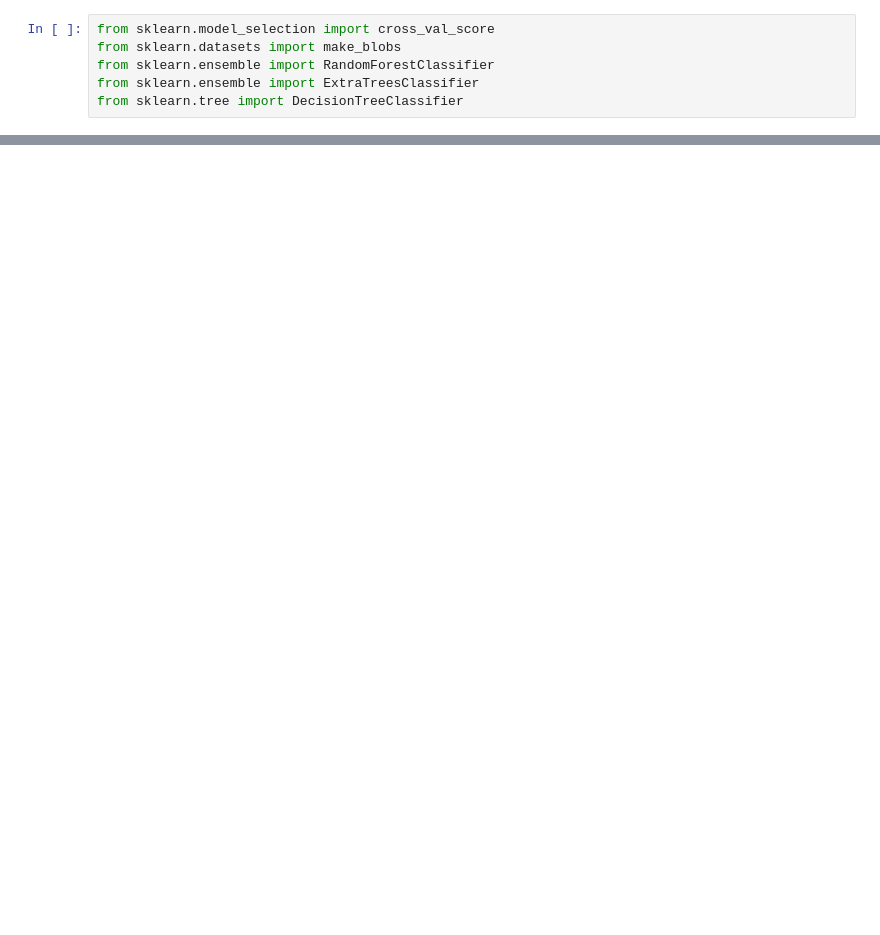
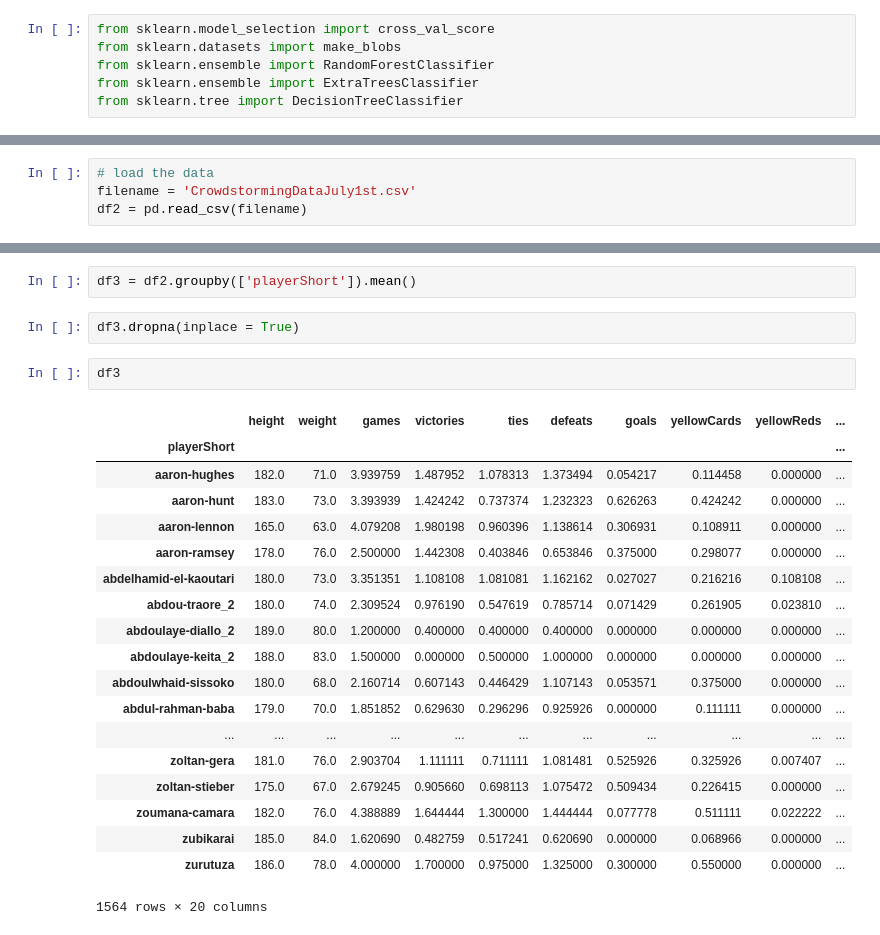
Before and after one commit to fanzhangsuper/fancy_group, a Jupyter notebook: 04 - Applied ML/Homework 4.ipynb, the cells around one changed output, grey strips where cells are left out. Cells and saved outputs as stored; diff of their text form; blank space fills up the shorter version.

```diff
--- a/04 - Applied ML/Homework 4.ipynb
+++ b/04 - Applied ML/Homework 4.ipynb
@@ -132,0 +207,4 @@ plt.show()
+# %%
+# load the data
+filename = 'CrowdstormingDataJuly1st.csv'
+df2 = pd.read_csv(filename)
@@ -132,0 +229,26 @@ plt.show()
+# %%
+df3 = df2.groupby(['playerShort']).mean()
+# %%
+df3.dropna(inplace = True)
+# %%
+df3
+# %% [output]
+|  | height | weight | games | victories | ties | defeats | goals | yellowCards | yellowReds | ... |
+| playerShort |  |  |  |  |  |  |  |  |  | ... |
+| aaron-hughes | 182.0 | 71.0 | 3.939759 | 1.487952 | 1.078313 | 1.373494 | 0.054217 | 0.114458 | 0.000000 | ... |
+| aaron-hunt | 183.0 | 73.0 | 3.393939 | 1.424242 | 0.737374 | 1.232323 | 0.626263 | 0.424242 | 0.000000 | ... |
+| aaron-lennon | 165.0 | 63.0 | 4.079208 | 1.980198 | 0.960396 | 1.138614 | 0.306931 | 0.108911 | 0.000000 | ... |
+| aaron-ramsey | 178.0 | 76.0 | 2.500000 | 1.442308 | 0.403846 | 0.653846 | 0.375000 | 0.298077 | 0.000000 | ... |
+| abdelhamid-el-kaoutari | 180.0 | 73.0 | 3.351351 | 1.108108 | 1.081081 | 1.162162 | 0.027027 | 0.216216 | 0.108108 | ... |
+| abdou-traore_2 | 180.0 | 74.0 | 2.309524 | 0.976190 | 0.547619 | 0.785714 | 0.071429 | 0.261905 | 0.023810 | ... |
+| abdoulaye-diallo_2 | 189.0 | 80.0 | 1.200000 | 0.400000 | 0.400000 | 0.400000 | 0.000000 | 0.000000 | 0.000000 | ... |
+| abdoulaye-keita_2 | 188.0 | 83.0 | 1.500000 | 0.000000 | 0.500000 | 1.000000 | 0.000000 | 0.000000 | 0.000000 | ... |
+| abdoulwhaid-sissoko | 180.0 | 68.0 | 2.160714 | 0.607143 | 0.446429 | 1.107143 | 0.053571 | 0.375000 | 0.000000 | ... |
+| abdul-rahman-baba | 179.0 | 70.0 | 1.851852 | 0.629630 | 0.296296 | 0.925926 | 0.000000 | 0.111111 | 0.000000 | ... |
+| ... | ... | ... | ... | ... | ... | ... | ... | ... | ... | ... |
+| zoltan-gera | 181.0 | 76.0 | 2.903704 | 1.111111 | 0.711111 | 1.081481 | 0.525926 | 0.325926 | 0.007407 | ... |
+| zoltan-stieber | 175.0 | 67.0 | 2.679245 | 0.905660 | 0.698113 | 1.075472 | 0.509434 | 0.226415 | 0.000000 | ... |
+| zoumana-camara | 182.0 | 76.0 | 4.388889 | 1.644444 | 1.300000 | 1.444444 | 0.077778 | 0.511111 | 0.022222 | ... |
+| zubikarai | 185.0 | 84.0 | 1.620690 | 0.482759 | 0.517241 | 0.620690 | 0.000000 | 0.068966 | 0.000000 | ... |
+| zurutuza | 186.0 | 78.0 | 4.000000 | 1.700000 | 0.975000 | 1.325000 | 0.300000 | 0.550000 | 0.000000 | ... |
+1564 rows × 20 columns
```
Also changed, not shown: parts of 59 cells of this notebook.
